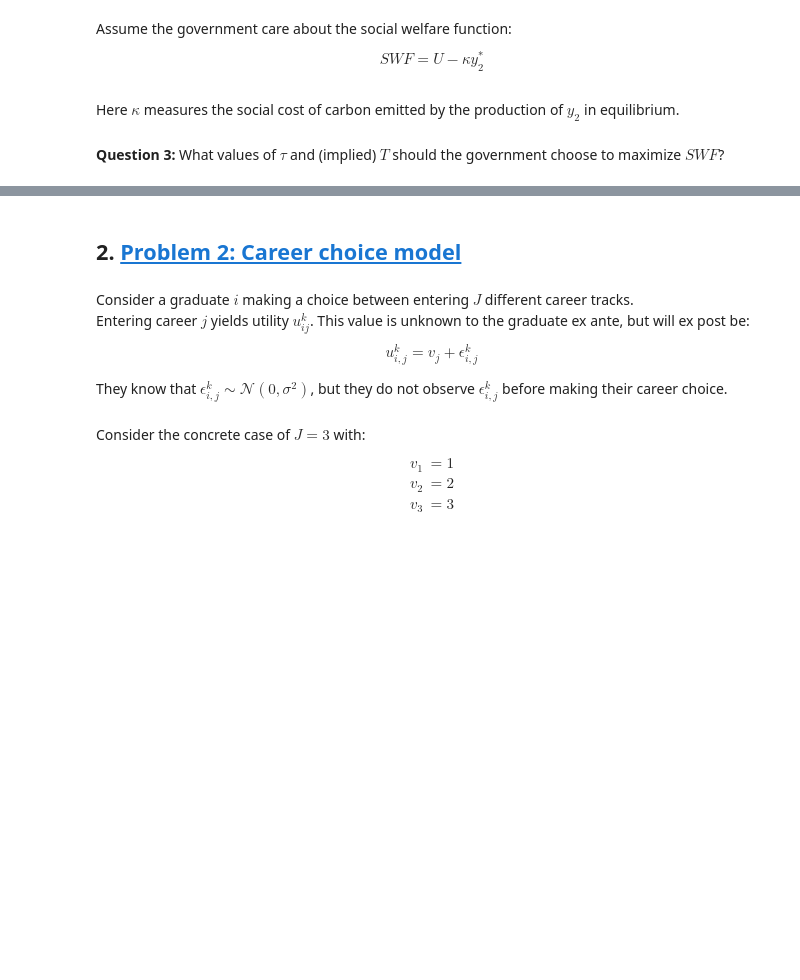
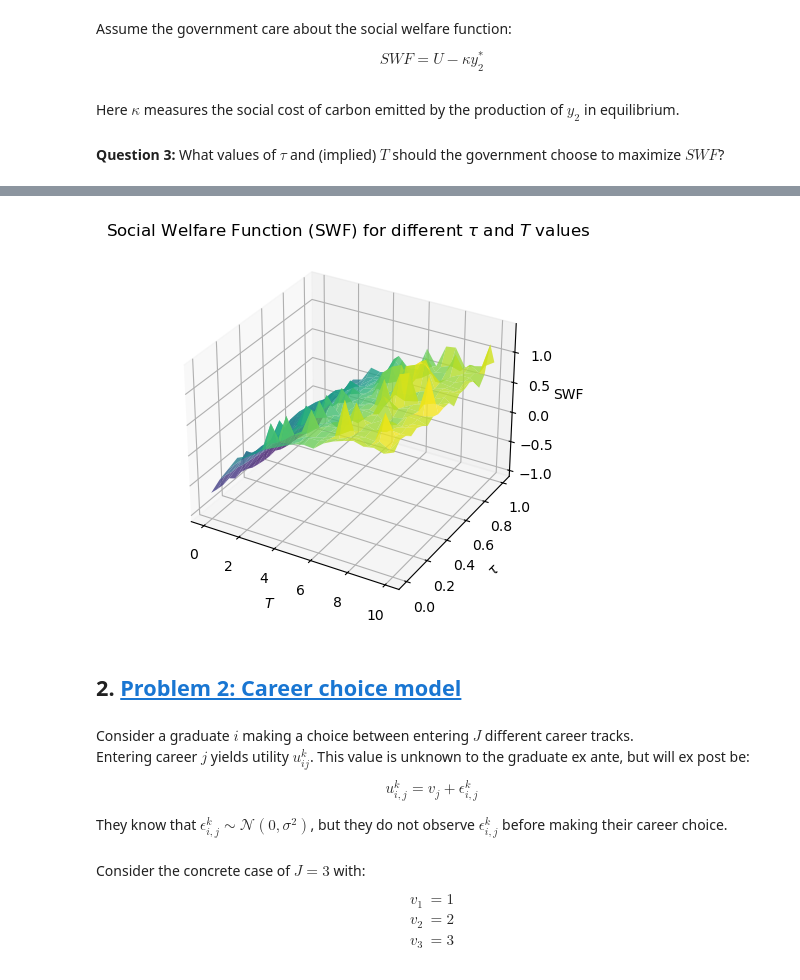
Before and after one commit to NumEconCopenhagen/projects-2024-josh-joshua-and-lyonell, a Jupyter notebook: Exam/Josh working folder/exam_2024.ipynb, the cells around one changed output, grey strips where cells are left out. Saved outputs shown, nothing was run; the diff lists cells and outputs as text; code cells hidden in the pictures; blank space fills up the shorter version.

```diff
--- a/Exam/Josh working folder/exam_2024.ipynb
+++ b/Exam/Josh working folder/exam_2024.ipynb
@@ -101,6 +134,7 @@ par.epsilon = 2.0
 # government
 par.tau = 0.0
 par.T = 0.0
+par.w = 1.0
 
 # Question 3
 par.kappa = 0.1
@@ -125,0 +606,98 @@ Here $\kappa$ measures the social cost of carbon emitted by the production of $y
+# %%
+# Define firm behavior functions
+def labor_demand(p_j, w, par):
+    return (p_j * par.A * par.gamma / w) ** (1 / (1 - par.gamma))
+
+def output(l_star, par):
+    return par.A * (l_star ** par.gamma)
+
+def profit(p_j, w, par):
+    l_star = labor_demand(p_j, w, par)
+    return (1 - par.gamma) / par.gamma * w * (p_j * par.A * par.gamma / w) ** (1 / (1 - par.gamma))
+
+# Define consumer behavior functions
+def c1(wl, par, pi1, pi2, p1, T):
+    return par.alpha * (wl + T + pi1 + pi2) / p1
+
+def c2(wl, par, pi1, pi2, p2, tau, T):
+    return (1 - par.alpha) * (wl + T + pi1 + pi2) / (p2 + tau)
+
+def utility(l, par, pi1, pi2, p1, p2, tau, T):
+    wl = par.w * l
+    c1_star = c1(wl, par, pi1, pi2, p1, T)
+    c2_star = c2(wl, par, pi1, pi2, p2, tau, T)
+    return np.log(c1_star**par.alpha * c2_star**(1 - par.alpha)) - par.nu * (l**(1 + par.epsilon)) / (1 + par.epsilon)
+
+# Define function to find optimal labor supply
+def optimal_labor(par, pi1, pi2, p1, p2, tau, T):
+    result = minimize(lambda l: -utility(l, par, pi1, pi2, p1, p2, tau, T), x0=1, bounds=[(0, None)])
+    return result.x[0]
+
+# Market clearing conditions
+def market_clearing_conditions(prices, par, tau, T):
+    p1, p2 = prices
+    w = par.w
+    pi1 = profit(p1, w, par)
+    pi2 = profit(p2, w, par)
+    l_star = optimal_labor(par, pi1, pi2, p1, p2, tau, T)
+    c1_star = c1(w * l_star, par, pi1, pi2, p1, T)
+    c2_star = c2(w * l_star, par, pi1, pi2, p2, tau, T)
+    l1_star = labor_demand(p1, w, par)
+    l2_star = labor_demand(p2, w, par)
+    y1_star = output(l1_star, par)
+    y2_star = output(l2_star, par)
+    labor_market = l_star - (l1_star + l2_star)
+    goods1_market = c1_star - y1_star
+    goods2_market = c2_star - y2_star
+    return [labor_market, goods1_market, goods2_market]
+
+# Define the function to find equilibrium prices
+def find_equilibrium_prices(tau, T, par):
+    initial_prices = [1.0, 1.0]
+    result = minimize(lambda prices: sum(np.square(market_clearing_conditions(prices, par, tau, T))), initial_prices, bounds=[(0.1, 10.0), (0.1, 10.0)], tol=1e-6)
+    return result.x
+
+# Define the grid
+tau_values = np.linspace(0.0, 1.0, 20)
+T_values = np.linspace(0.0, 10.0, 20)
+
+# Initialize variables to store the best solution and SWF grid
+best_tau, best_T = None, None
+best_SWF = -float('inf')
+SWF_grid = np.zeros((len(tau_values), len(T_values)))
+
+# Grid search
+for i, tau in enumerate(tau_values):
+    for j, T in enumerate(T_values):
+        p1, p2 = find_equilibrium_prices(tau, T, par)
+        w = 1.0
+        par.w = w
+
+        pi1 = profit(p1, w, par)
+        pi2 = profit(p2, w, par)
+        l_star = optimal_labor(par, pi1, pi2, p1, p2, tau, T)
+        y2_star = output(labor_demand(p2, w, par), par)
+        U = utility(l_star, par, pi1, pi2, p1, p2, tau, T)
+        SWF = U - par.kappa * y2_star
+
+        SWF_grid[i, j] = SWF
+
+        if SWF > best_SWF:
+            best_SWF = SWF
+            best_tau = tau
+            best_T = T
+
+print(f"Best tau found: {best_tau:.4f}, Best T found: {best_T:.4f}")
+
+# Create a 3D plot of the SWF
+tau_mesh, T_mesh = np.meshgrid(tau_values, T_values)
+fig = plt.figure()
+ax = plt.axes(projection='3d')
+ax.plot_surface(T_mesh, tau_mesh, SWF_grid.T, rstride=1, cstride=1, cmap='viridis', edgecolor='none', alpha=0.8)
+ax.set_xlabel('$T$')
+ax.set_ylabel('$\\tau$')
+ax.set_zlabel('SWF')
+ax.set_title('Social Welfare Function (SWF) for different $\\tau$ and $T$ values')
+
+plt.show()
+# %% [output]
@@ -126,3 +705,4 @@ Here $\kappa$ measures the social cost of carbon emitted by the production of $y
+[figure, added]
 # %% [markdown]
 ## 2. <a id='toc2_'></a>[Problem 2: Career choice model](#toc0_)
 # %% [markdown]
```
Also changed, not shown: parts of 17 cells of this notebook, 3 other files.
